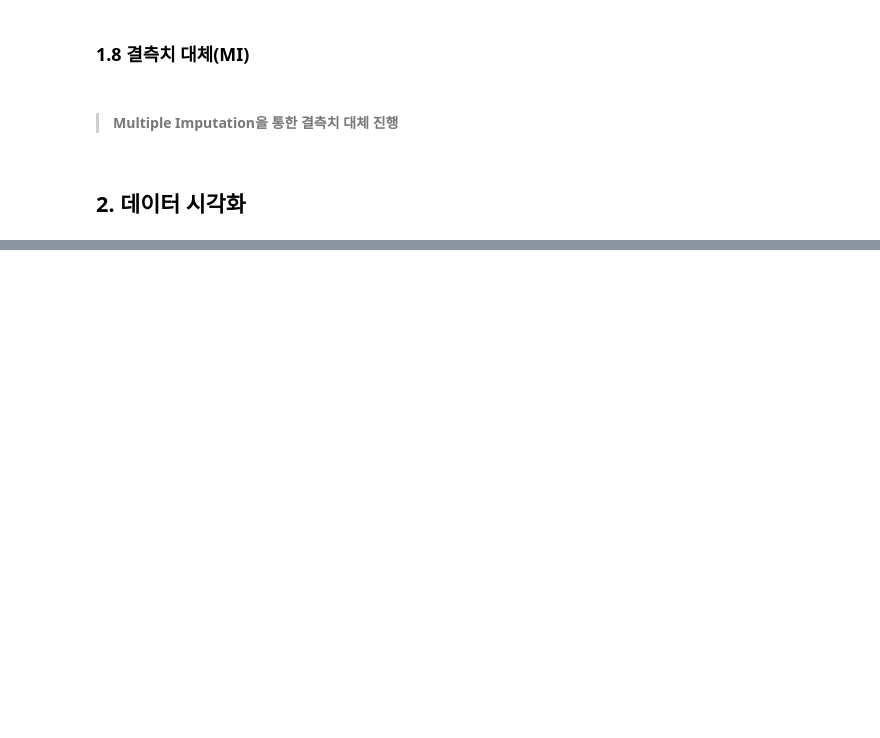
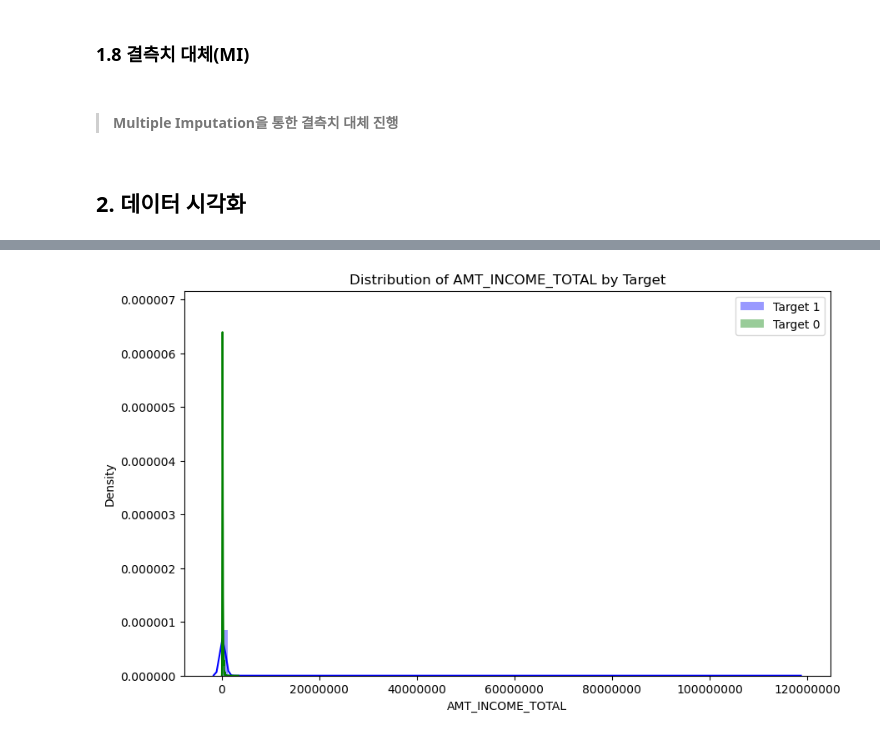
Before and after one commit to yellowlemontea/JB_DS2, a Jupyter notebook: notebook_csl.ipynb, the cells around one changed output, grey strips where cells are left out. Saved outputs shown, nothing was run; the diff lists cells and outputs as text; code cells hidden in the pictures; blank space fills up the shorter version.

```diff
--- a/notebook_csl.ipynb
+++ b/notebook_csl.ipynb
@@ -426,3 +476,9 @@ plt.show()
+# %%
+color = {0:'green', 1:'blue'}
+
+plot_distribution(df_adj_mv_fill,'AMT_INCOME_TOTAL','TARGET',color)
+# %% [output]
+[figure, added]
 # %%
 def plot_stats(feature,label_rotation=False,horizontal_layout=True):
     temp = application_train[feature].value_counts()
```
Also changed, not shown: parts of 19 cells of this notebook.
